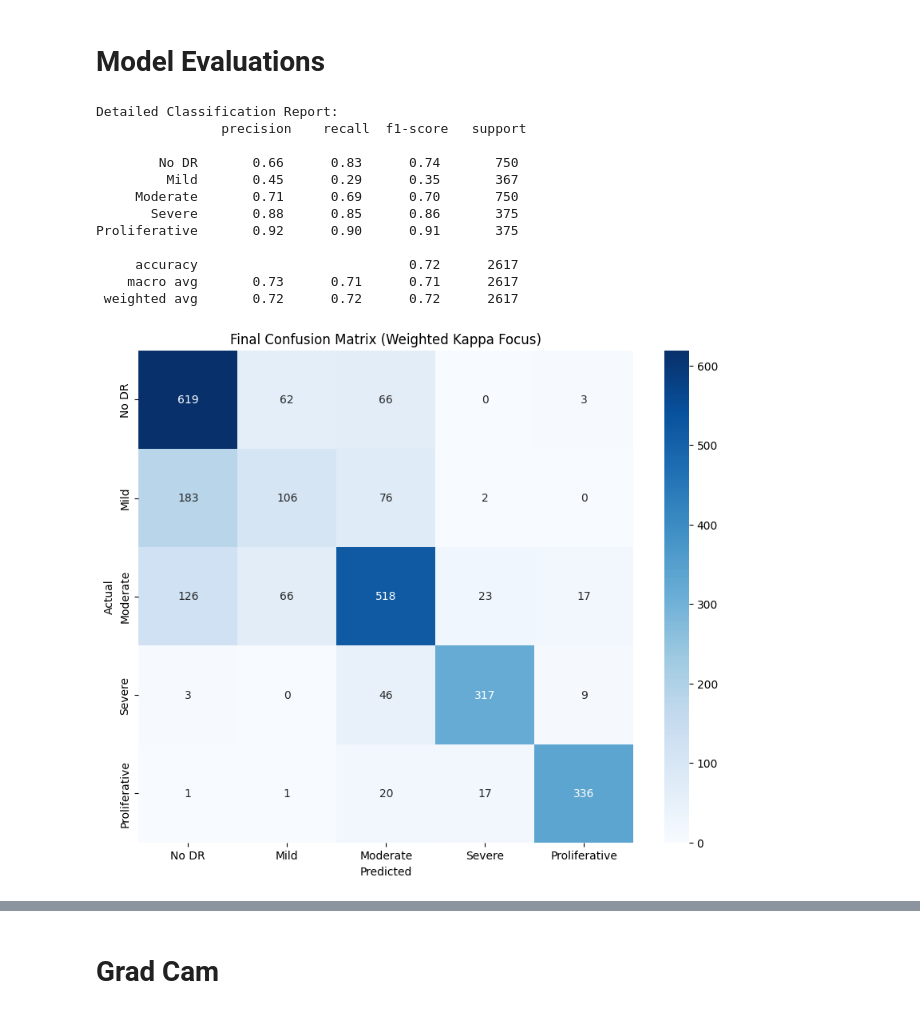
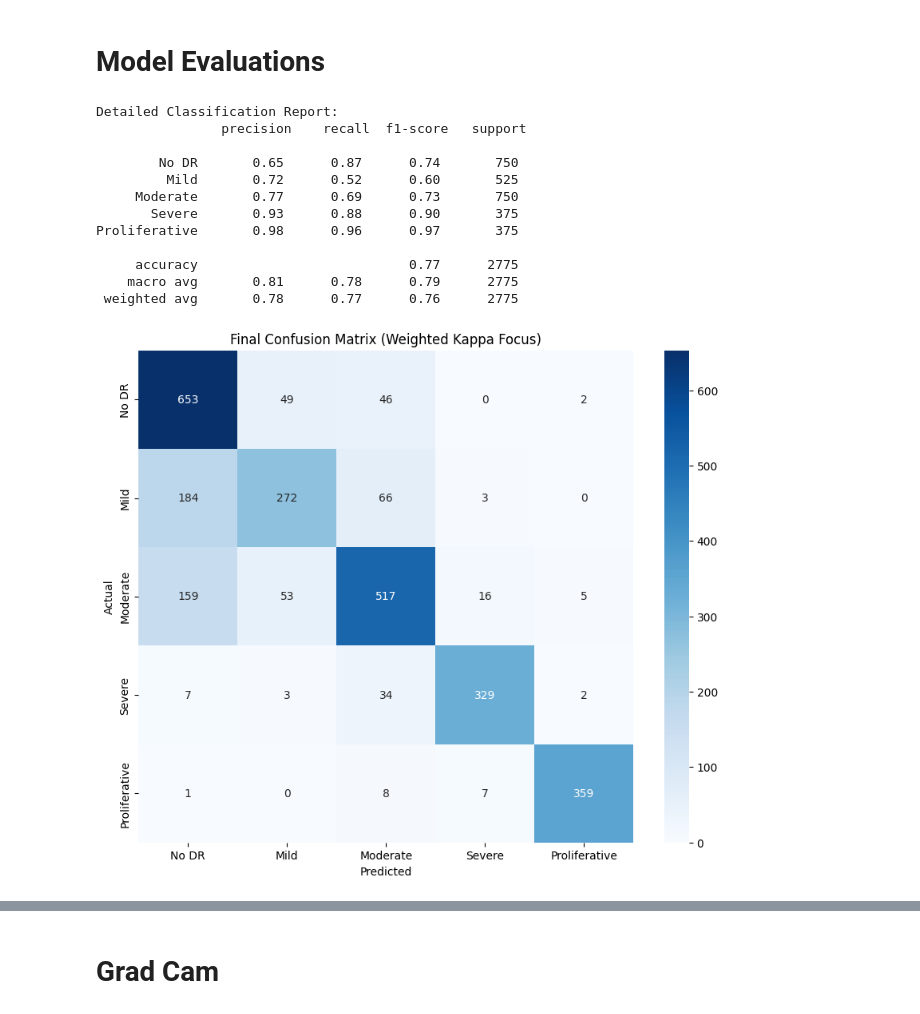
Before and after one commit to Bivid-npr/DR_project, a Jupyter notebook: dr-640-efficient.ipynb, the cells around one changed output, grey strips where cells are left out. Drawn from its saved outputs; the diff is of its cells as text; code cells hidden in the pictures.

```diff
--- a/dr-640-efficient.ipynb
+++ b/dr-640-efficient.ipynb
@@ -20,7 +20,7 @@ import seaborn as sns
 # Hyperparameter and Environment Configuration
 # %%
 DEVICE = torch.device("cuda" if torch.cuda.is_available() else "cpu")
-DATA_DIR = "/kaggle/input/ben-graham-preprocessed-dataset"
+DATA_DIR = "/kaggle/input/processed-dr-balanced"
 BATCH_SIZE = 16
 ACCUM_STEPS = 4
 EPOCHS = 25
@@ -157,7 +156,7 @@ for epoch in range(EPOCHS):
     # EARLY STOPPING & SAVING LOGIC
     if val_kappa > best_kappa:
         best_kappa = val_kappa
-        torch.save(model.state_dict(), "best_efficientnet_v2s.pth")
+        torch.save(model.state_dict(), "best_efficientnetv2_rw_s.pth")
         print(f"New Best Kappa! Saved Weights.")
         early_stop_counter = 0  # Reset
     else:
@@ -214,48 +213,48 @@ Current LR: 6.58e-05
 # Model Evaluations
 # %%
 def final_evaluation(model, val_loader, device):
-    model.load_state_dict(torch.load("best_efficientnet_v2s.pth"))
+    model.load_state_dict(torch.load("best_efficientnetv2_rw_s.pth"))
     model.eval()
 
     all_preds, all_labs = [], []
 
     with torch.no_grad():
         for images, labels in tqdm(val_loader, desc="Final Evaluation"):
             with torch.amp.autocast('cuda'):
                 outputs = model(images.to(device))
             all_preds.extend(torch.argmax(outputs, 1).cpu().numpy())
             all_labs.extend(labels.numpy())
 
     # 1. Classification Report (Precision, Recall, F1)
     classes = ["No DR", "Mild", "Moderate", "Severe", "Proliferative"]
     report = classification_report(all_labs, all_preds, target_names=classes)
     print("\nDetailed Classification Report:\n", report)
 
     # 2. Confusion Matrix Heatmap
     cm = confusion_matrix(all_labs, all_preds)
     plt.figure(figsize=(10, 8))
     sns.heatmap(cm, annot=True, fmt='d', cmap='Blues', xticklabels=classes, yticklabels=classes)
     plt.title('Final Confusion Matrix (Weighted Kappa Focus)')
     plt.xlabel('Predicted')
     plt.ylabel('Actual')
     plt.savefig("final_confusion_matrix.png")
     plt.show()
 
 final_evaluation(model, val_loader, DEVICE)
 # %% [output]
 Detailed Classification Report:
                 precision    recall  f1-score   support
 
-        No DR       0.66      0.83      0.74       750
-         Mild       0.45      0.29      0.35       367
-     Moderate       0.71      0.69      0.70       750
-       Severe       0.88      0.85      0.86       375
-Proliferative       0.92      0.90      0.91       375
+        No DR       0.65      0.87      0.74       750
+         Mild       0.72      0.52      0.60       525
+     Moderate       0.77      0.69      0.73       750
+       Severe       0.93      0.88      0.90       375
+Proliferative       0.98      0.96      0.97       375
 
-     accuracy                           0.72      2617
-    macro avg       0.73      0.71      0.71      2617
- weighted avg       0.72      0.72      0.72      2617
+     accuracy                           0.77      2775
+    macro avg       0.81      0.78      0.79      2775
+ weighted avg       0.78      0.77      0.76      2775
-[figure, old version]
+[figure, new version]
 # %%
 def plot_training_results(history):
     epochs = range(1, len(history) + 1)
```
Also changed, not shown: parts of 4 cells of this notebook, 8 other files.
